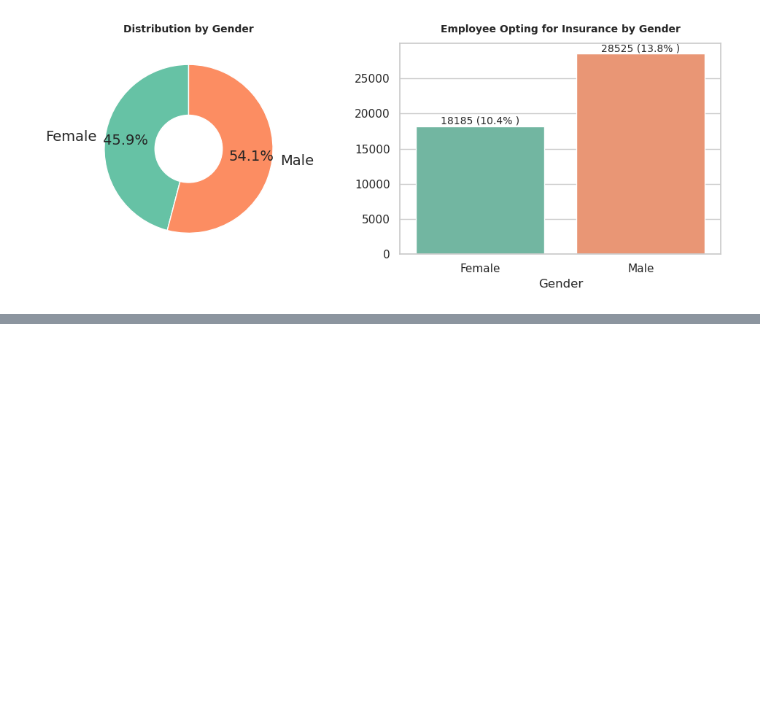
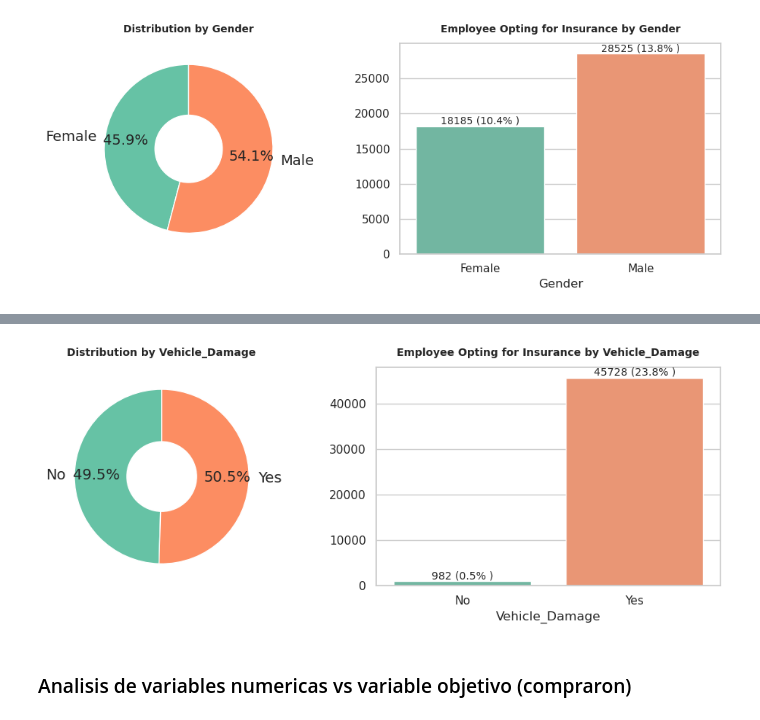
Before and after one commit to eligioEC/model-crosseling, a Jupyter notebook: notebooks/analisis_bivaraido.ipynb, the cells around one changed output, grey strips where cells are left out. Saved outputs shown, nothing was run; the diff lists cells and outputs as text; code cells hidden in the pictures; blank space fills up the shorter version.

Commit message:
Analisis bivariado

```diff
--- a/notebooks/analisis_bivaraido.ipynb
+++ b/notebooks/analisis_bivaraido.ipynb
@@ -67,0 +81,6 @@ pie_bar_plot(df_cros, 'Gender', 'Compraron')
+# %%
+pie_bar_plot(df_cros, 'Vehicle_Damage', 'Compraron')
+# %% [output]
+[figure, added]
+# %% [markdown]
+### Analisis de variables numericas vs variable objetivo (compraron)
```
Also changed, not shown: parts of 20 cells of this notebook.
